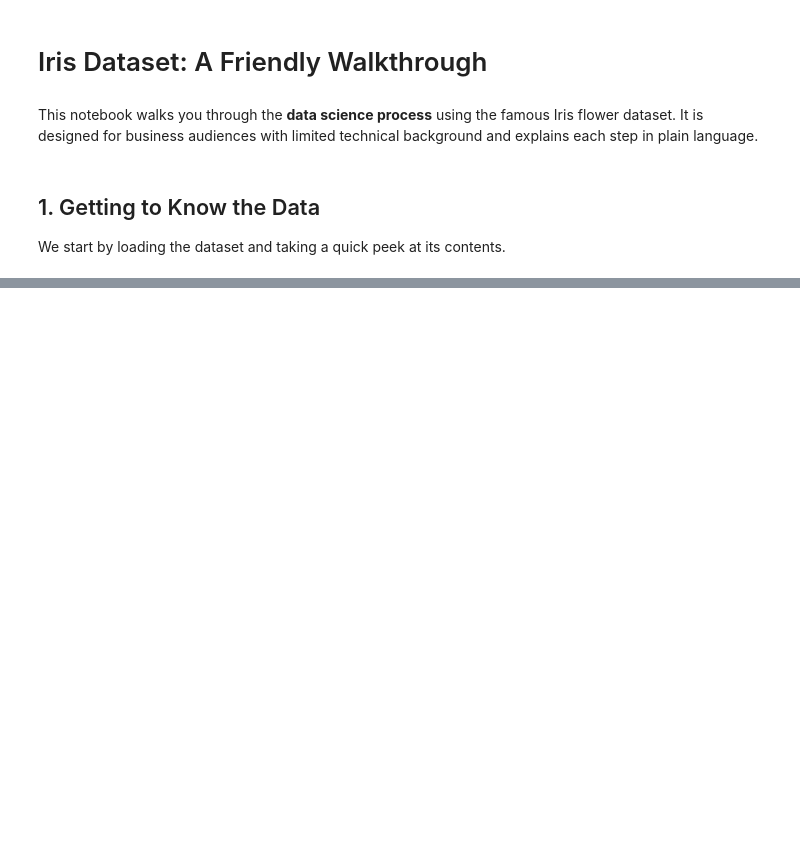
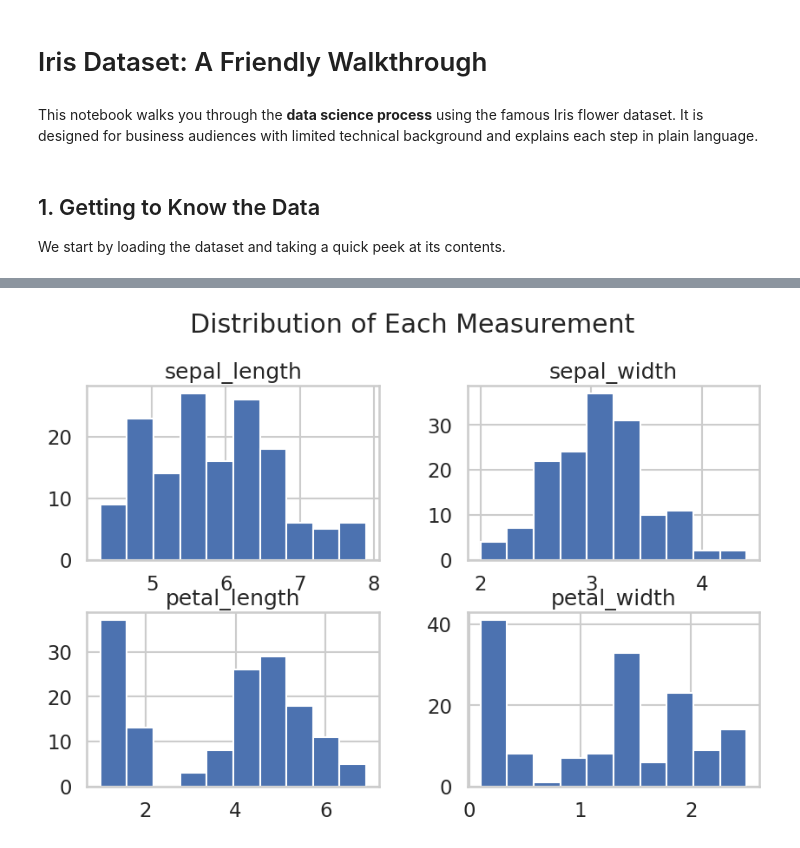
Before and after one commit to NeuralForestViz/iris-dataset-analysis, a Jupyter notebook: Iris_Data_Analysis.ipynb, the cells around one changed output, grey strips where cells are left out. Saved outputs shown, nothing was run; the diff lists cells and outputs as text; code cells hidden in the pictures; blank space fills up the shorter version.

```diff
--- a/Iris_Data_Analysis.ipynb
+++ b/Iris_Data_Analysis.ipynb
@@ -29,0 +63,6 @@ plt.show()
+# %%
+df.hist(figsize=(10,6))
+plt.suptitle('Distribution of Each Measurement', y=1.02)
+plt.show()
+# %% [output]
+[figure, added]
```
Also changed, not shown: parts of 19 cells of this notebook, 1 other file.
